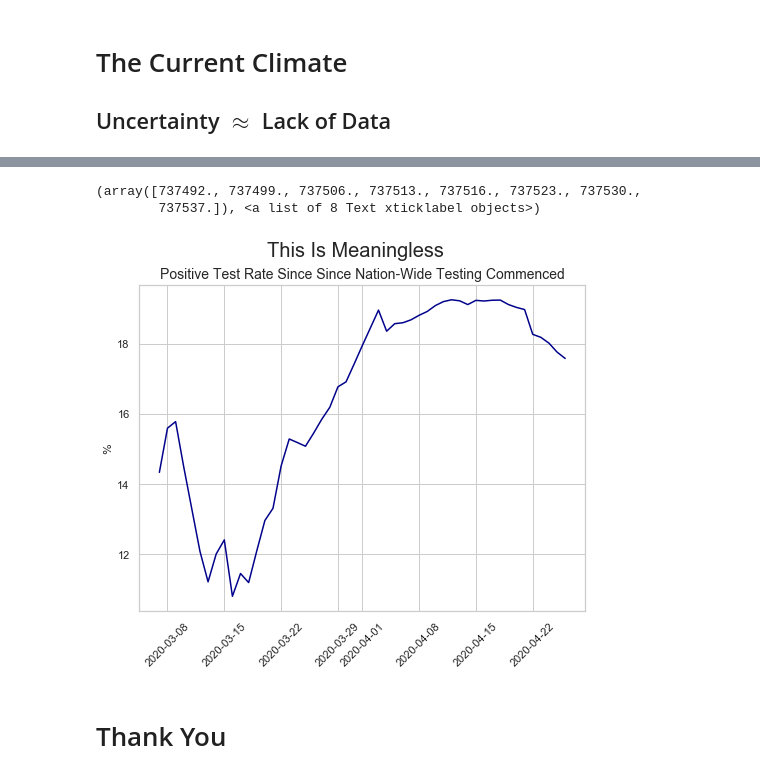
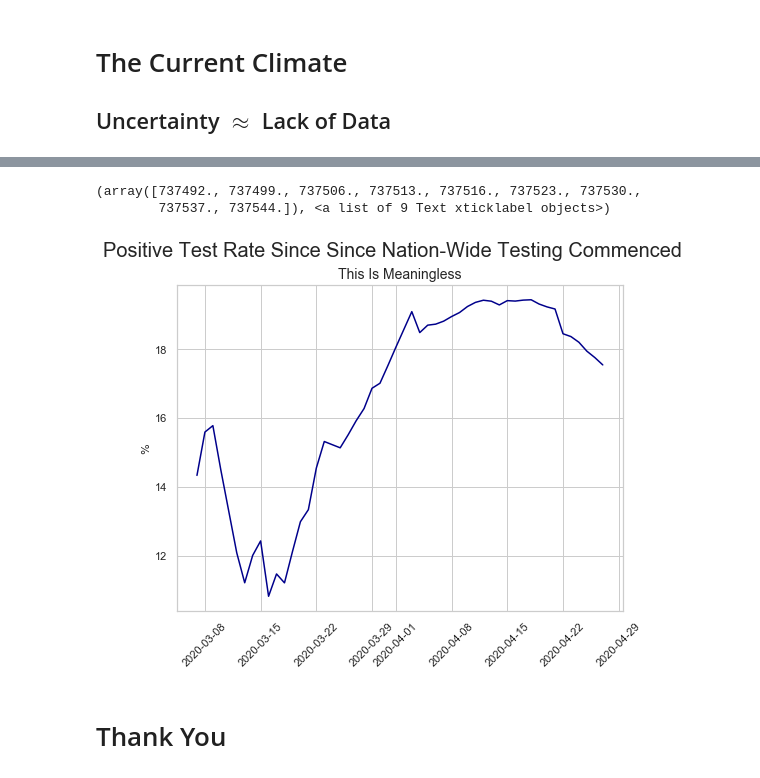
Before and after one commit to thsavage/Macro, a Jupyter notebook: Virtual Day at Schack.ipynb, the cells around one changed output, grey strips where cells are left out. Saved outputs shown, nothing was run; the diff lists cells and outputs as text; code cells hidden in the pictures.

```diff
--- a/Virtual Day at Schack.ipynb
+++ b/Virtual Day at Schack.ipynb
@@ -232,14 +234,14 @@ plt.xticks(rotation=45)
 # %%
 plt.figure(figsize=(8, 6))
-plt.suptitle('This Is Meaningless', fontsize=20)
-plt.title('Positive Test Rate Since Since Nation-Wide Testing Commenced', fontsize=14)
+plt.title('This Is Meaningless', fontsize=14)
+plt.suptitle('Positive Test Rate Since Since Nation-Wide Testing Commenced', fontsize=20)
 plt.plot(covid['date'], covid['rate'], color='darkblue')
 plt.ylabel('%', fontsize=12)
 plt.xticks(rotation=45)
 # source: https://covidtracking.com/api/us/daily.csv and author's calculation
 # %% [output]
 (array([737492., 737499., 737506., 737513., 737516., 737523., 737530.,
-        737537.]), <a list of 8 Text xticklabel objects>)
+        737537., 737544.]), <a list of 9 Text xticklabel objects>)
-[figure, old version]
+[figure, new version]
 # %% [markdown]
 # Thank You
```
Also changed, not shown: parts of 6 cells of this notebook, 1 other file.
